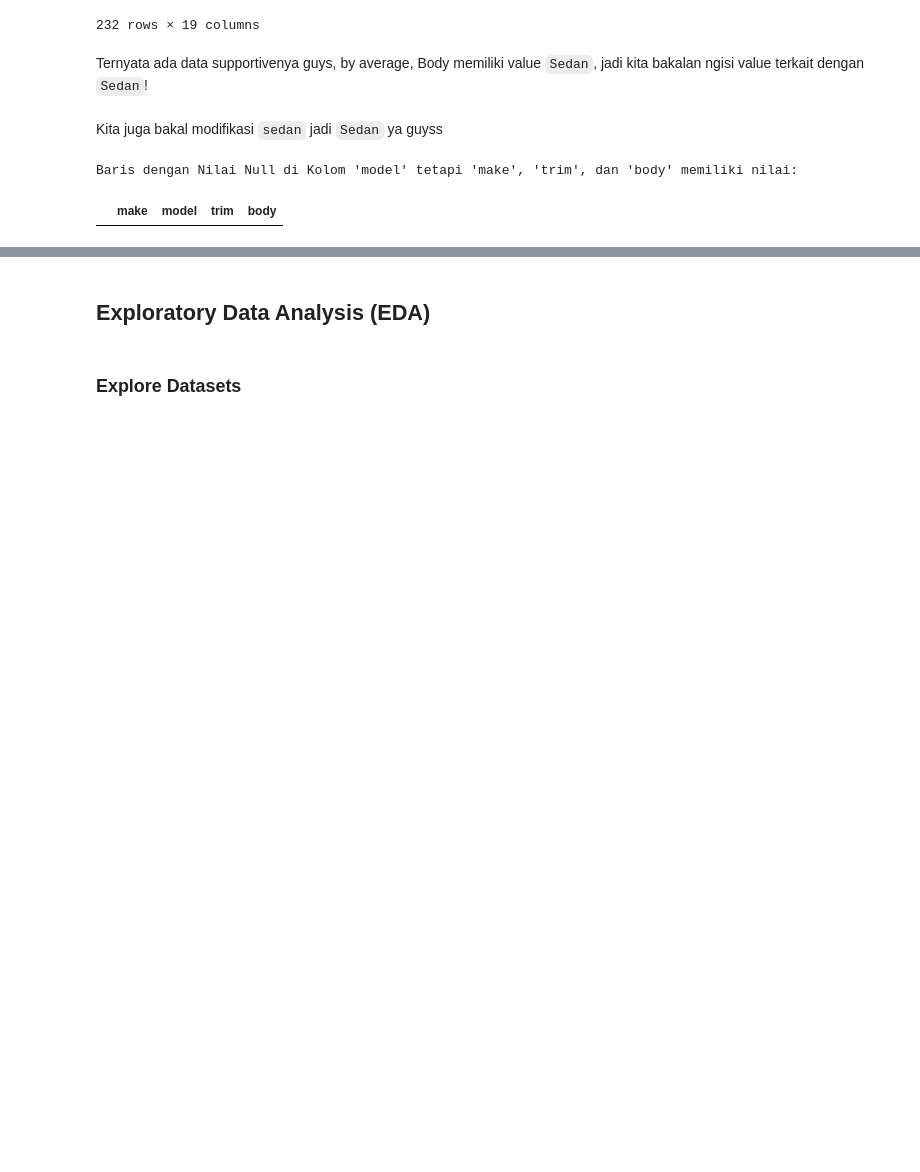
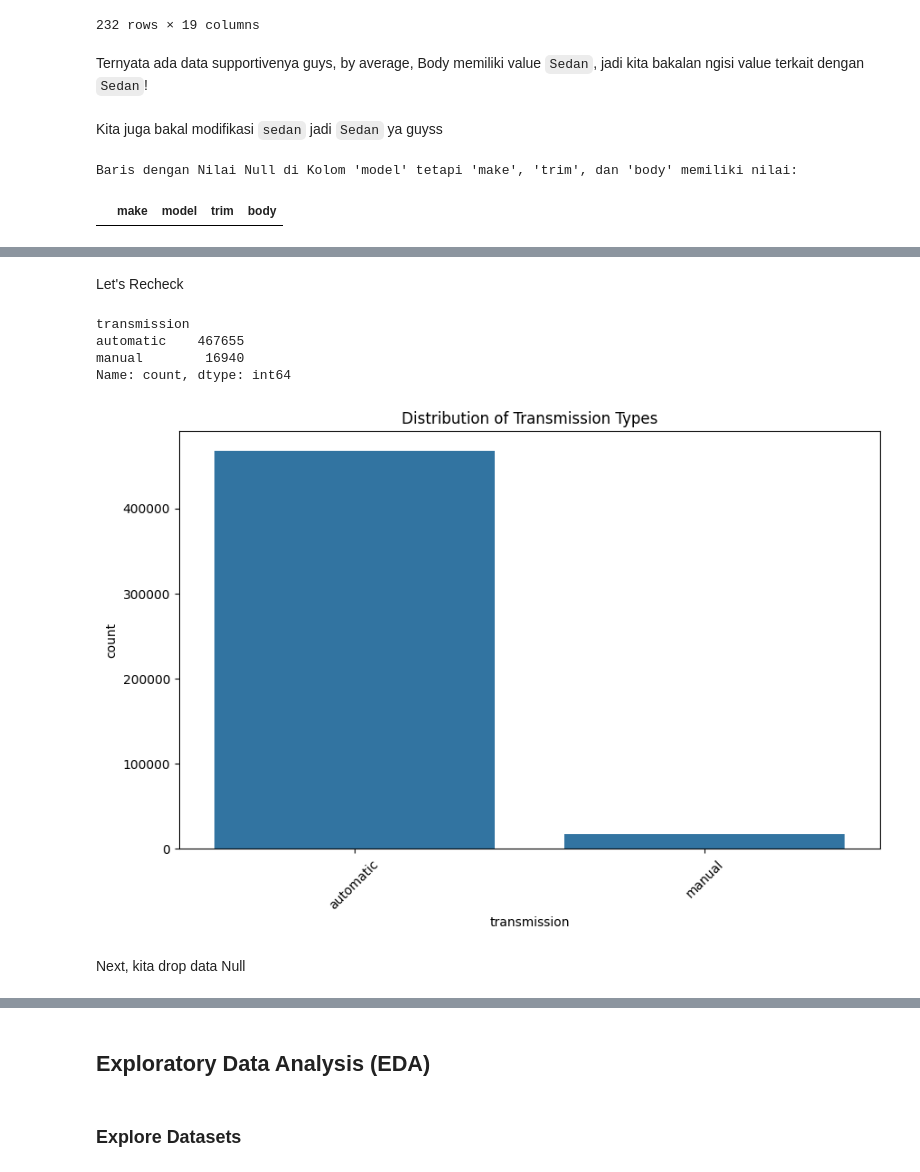
Before and after one commit to Bayhaqieee/GDG_ML_Learning, a Jupyter notebook: Hands_on_DataAnalysis_.ipynb, the cells around one changed output, grey strips where cells are left out. Saved outputs shown, nothing was run; the diff lists cells and outputs as text; code cells hidden in the pictures; blank space fills up the shorter version.

```diff
--- a/Hands_on_DataAnalysis_.ipynb
+++ b/Hands_on_DataAnalysis_.ipynb
@@ -1474,0 +1504,20 @@ Baris dengan Nilai Null di Kolom 'model' tetapi 'make', 'trim', dan 'body' memil
+# %% [markdown]
+Let's Recheck
+# %%
+# Frequency Analysis
+print(df_data['transmission'].value_counts())
+
+# Data Visualization
+plt.figure(figsize=(10, 6))
+sns.countplot(x='transmission', data=df_data)
+plt.title('Distribution of Transmission Types')
+plt.xticks(rotation=45)
+plt.show()
+# %% [output]
+transmission
+automatic    467655
+manual        16940
+Name: count, dtype: int64
+[figure, added]
+# %% [markdown]
+Next, kita drop data Null
```
Also changed, not shown: parts of 88 cells of this notebook.
